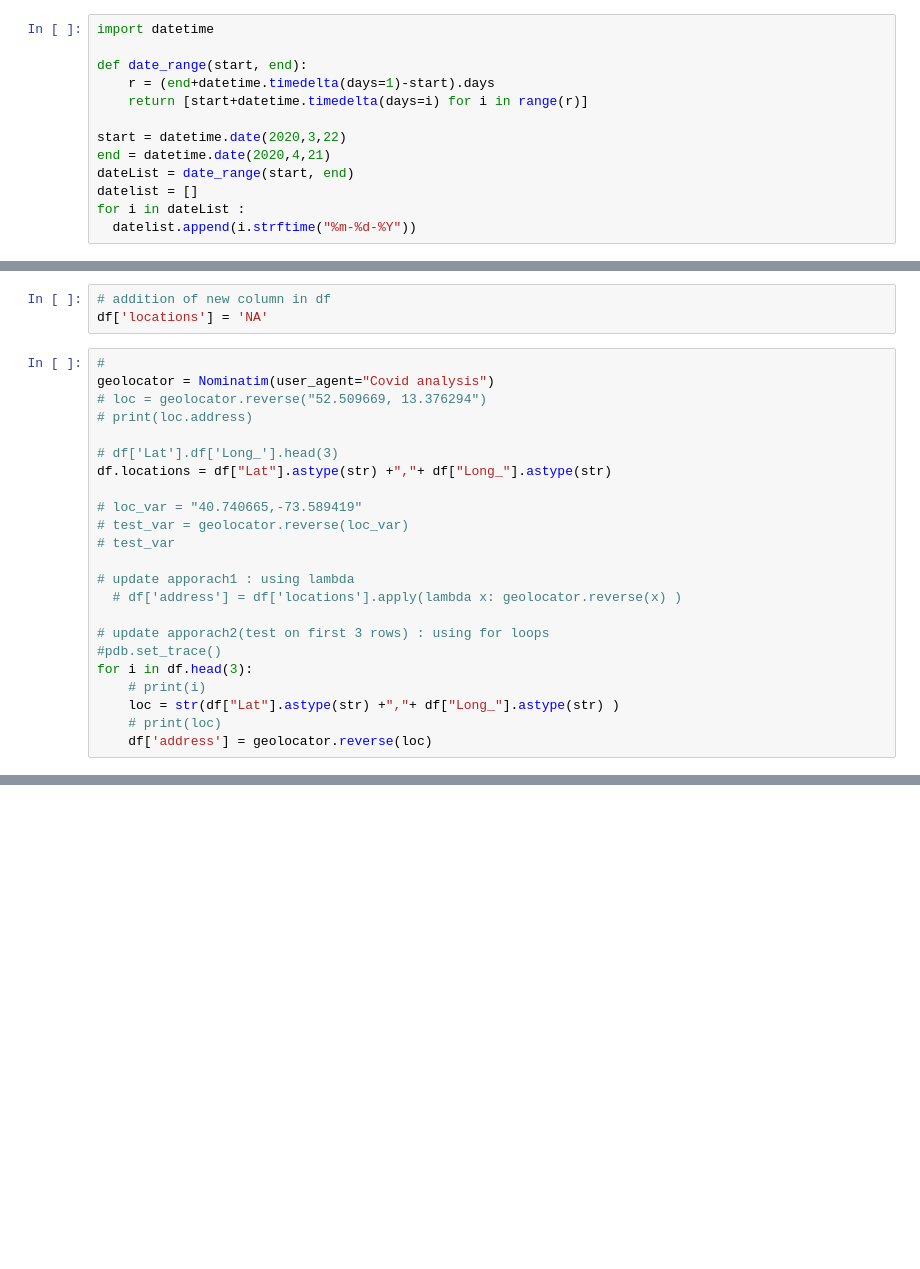
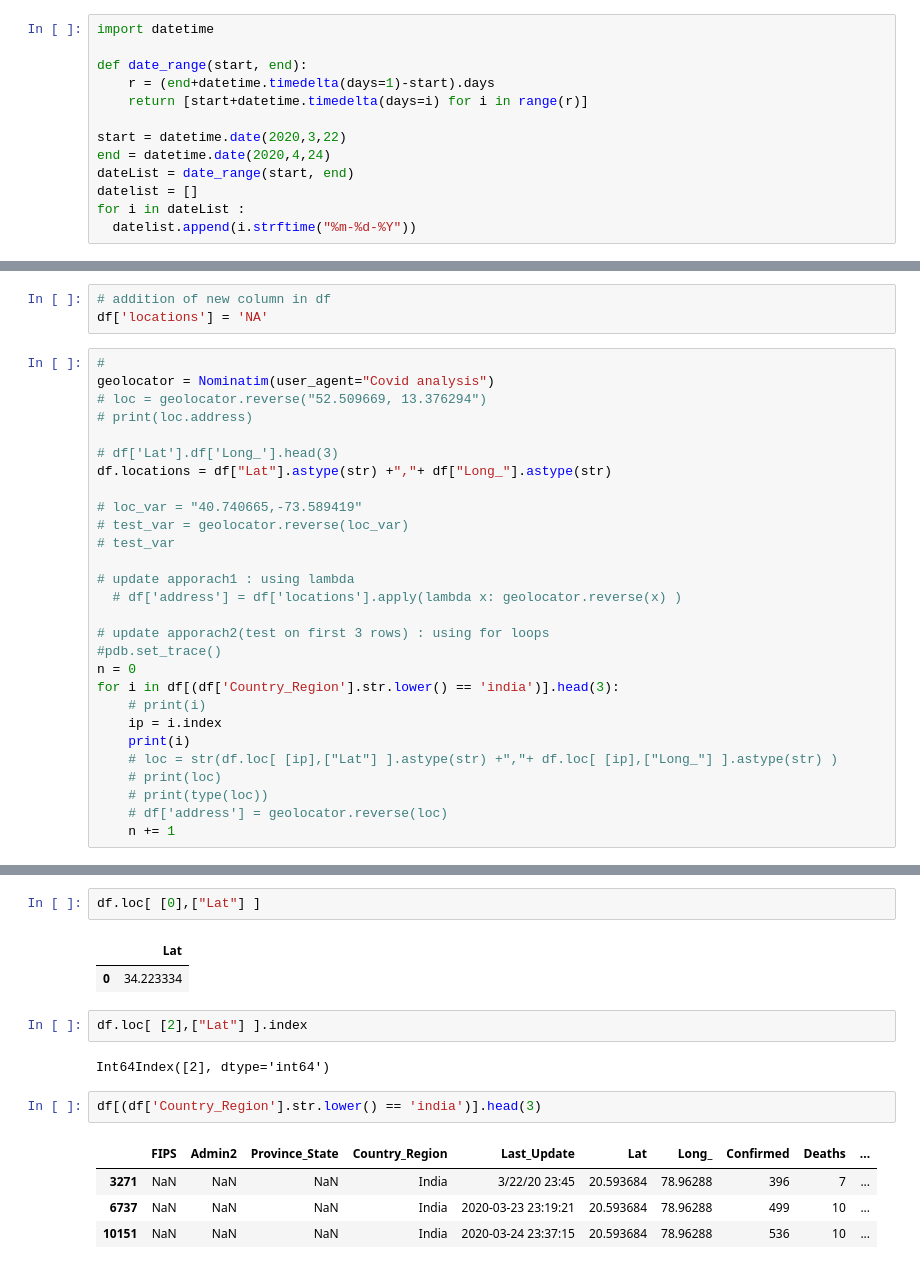
Before and after one commit to Tech-Amol5278/Decodr, a Jupyter notebook: CovidDataCreation.ipynb, the cells around one changed output, grey strips where cells are left out. Saved outputs shown, nothing was run; the diff lists cells and outputs as text; blank space fills up the shorter version.

```diff
--- a/CovidDataCreation.ipynb
+++ b/CovidDataCreation.ipynb
@@ -12,7 +12,7 @@ def date_range(start, end):
     return [start+datetime.timedelta(days=i) for i in range(r)]
 
 start = datetime.date(2020,3,22)
-end = datetime.date(2020,4,21)
+end = datetime.date(2020,4,24)
 dateList = date_range(start, end)
 datelist = []
 for i in dateList :
@@ -116,9 +119,14 @@ df.locations = df["Lat"].astype(str) +","+ df["Long_"].astype(str)
 
 # update apporach2(test on first 3 rows) : using for loops
 #pdb.set_trace()
-for i in df.head(3):
+n = 0
+for i in df[(df['Country_Region'].str.lower() == 'india')].head(3):
     # print(i)
-    loc = str(df["Lat"].astype(str) +","+ df["Long_"].astype(str) )
+    ip = i.index
+    print(i)
+    # loc = str(df.loc[ [ip],["Lat"] ].astype(str) +","+ df.loc[ [ip],["Long_"] ].astype(str) )
     # print(loc)
-    df['address'] = geolocator.reverse(loc)
+    # print(type(loc))
+    # df['address'] = geolocator.reverse(loc)
+    n += 1
 # %% [output]
@@ -125,0 +146,16 @@ ValueError: ignored
+# %%
+df.loc[ [0],["Lat"] ]
+# %% [output]
+|  | Lat |
+| 0 | 34.223334 |
+# %%
+df.loc[ [2],["Lat"] ].index
+# %% [output]
+Int64Index([2], dtype='int64')
+# %%
+df[(df['Country_Region'].str.lower() == 'india')].head(3)
+# %% [output]
+|  | FIPS | Admin2 | Province_State | Country_Region | Last_Update | Lat | Long_ | Confirmed | Deaths | ... |
+| 3271 | NaN | NaN | NaN | India | 3/22/20 23:45 | 20.593684 | 78.96288 | 396 | 7 | ... |
+| 6737 | NaN | NaN | NaN | India | 2020-03-23 23:19:21 | 20.593684 | 78.96288 | 499 | 10 | ... |
+| 10151 | NaN | NaN | NaN | India | 2020-03-24 23:37:15 | 20.593684 | 78.96288 | 536 | 10 | ... |
```
Also changed, not shown: parts of 4 cells of this notebook.
